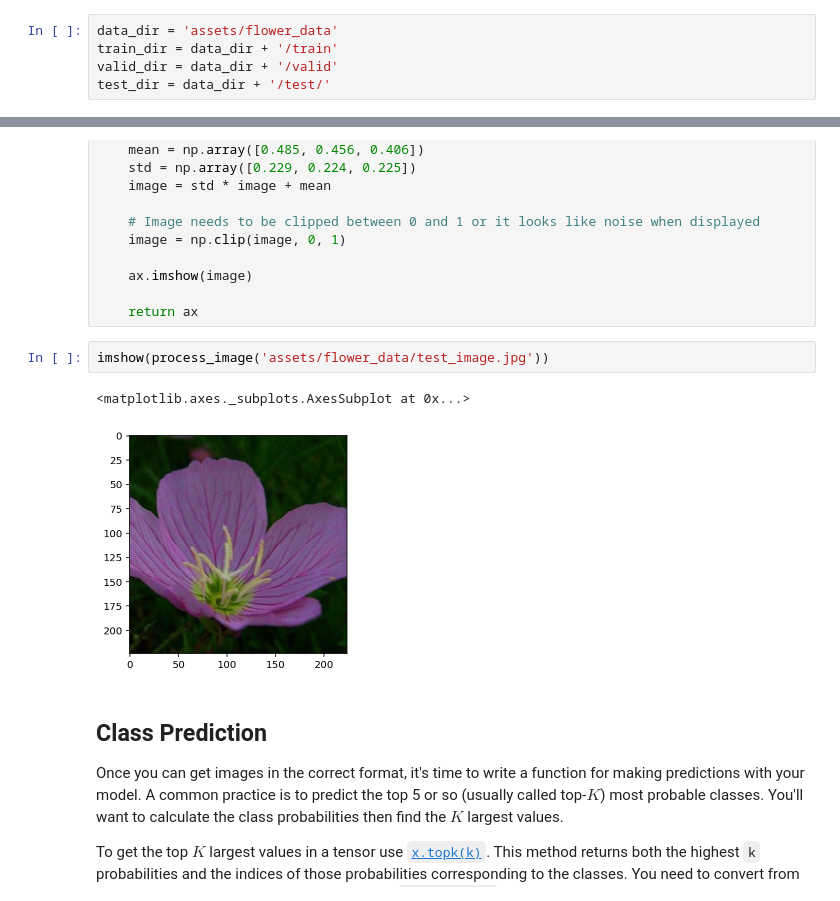
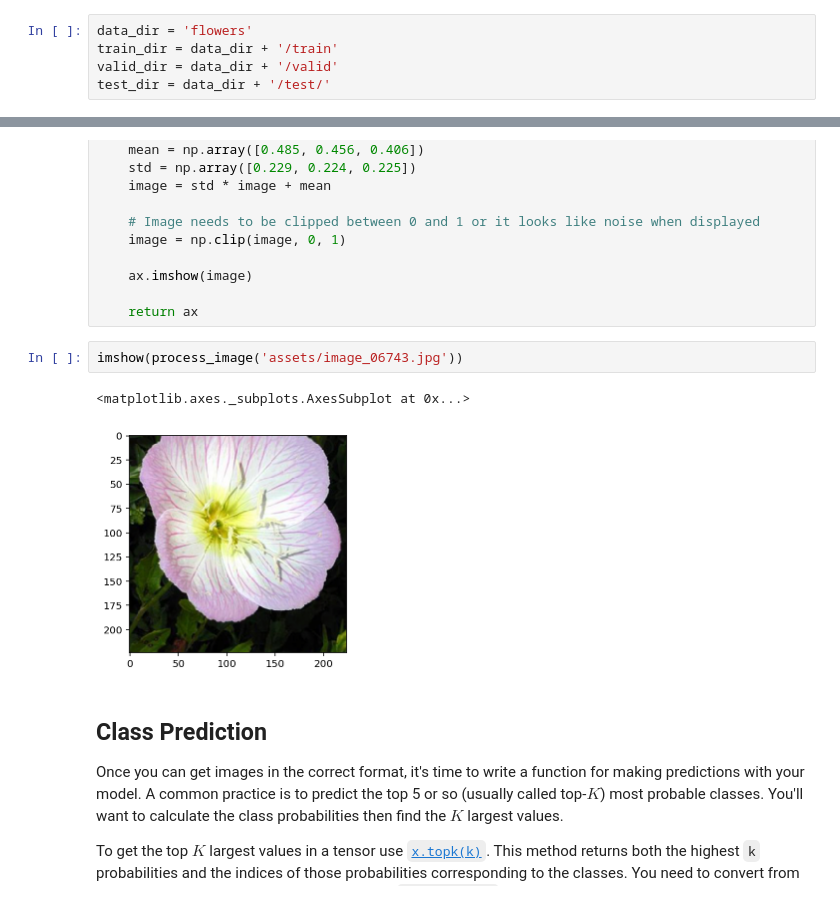
Before and after one commit to justinbellucci/DL-image-classifier-app, a Jupyter notebook: Image Classifier Project.ipynb, the cells around one changed output, grey strips where cells are left out. Cells and saved outputs as stored; diff of their text form.

```diff
--- a/Image Classifier Project.ipynb
+++ b/Image Classifier Project.ipynb
@@ -45,7 +45,7 @@ The validation and testing sets are used to measure the model's performance on d
 
 The pre-trained networks you'll use were trained on the ImageNet dataset where each color channel was normalized separately. For all three sets you'll need to normalize the means and standard deviations of the images to what the network expects. For the means, it's `[0.485, 0.456, 0.406]` and for the standard deviations `[0.229, 0.224, 0.225]`, calculated from the ImageNet images.  These values will shift each color channel to be centered at 0 and range from -1 to 1.
 # %%
-data_dir = 'assets/flower_data'
+data_dir = 'flowers'
 train_dir = data_dir + '/train'
 valid_dir = data_dir + '/valid'
 test_dir = data_dir + '/test/'
@@ -540,10 +510,10 @@ def imshow(image, ax=None, title=None):
 
     return ax
 # %%
-imshow(process_image('assets/flower_data/test_image.jpg'))
+imshow(process_image('assets/image_06743.jpg'))
 # %% [output]
 <matplotlib.axes._subplots.AxesSubplot at 0x...>
-[figure, old version]
+[figure, new version]
 # %% [markdown]
 ## Class Prediction
 
```
Also changed, not shown: parts of 20 cells of this notebook.
